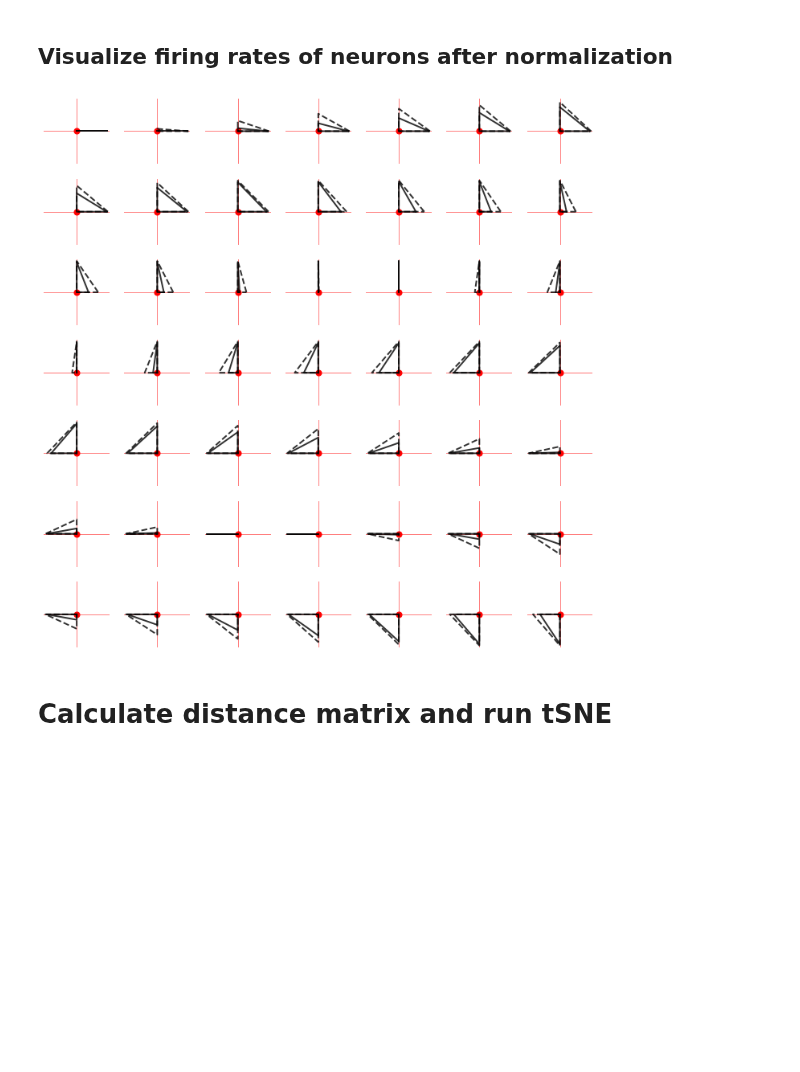
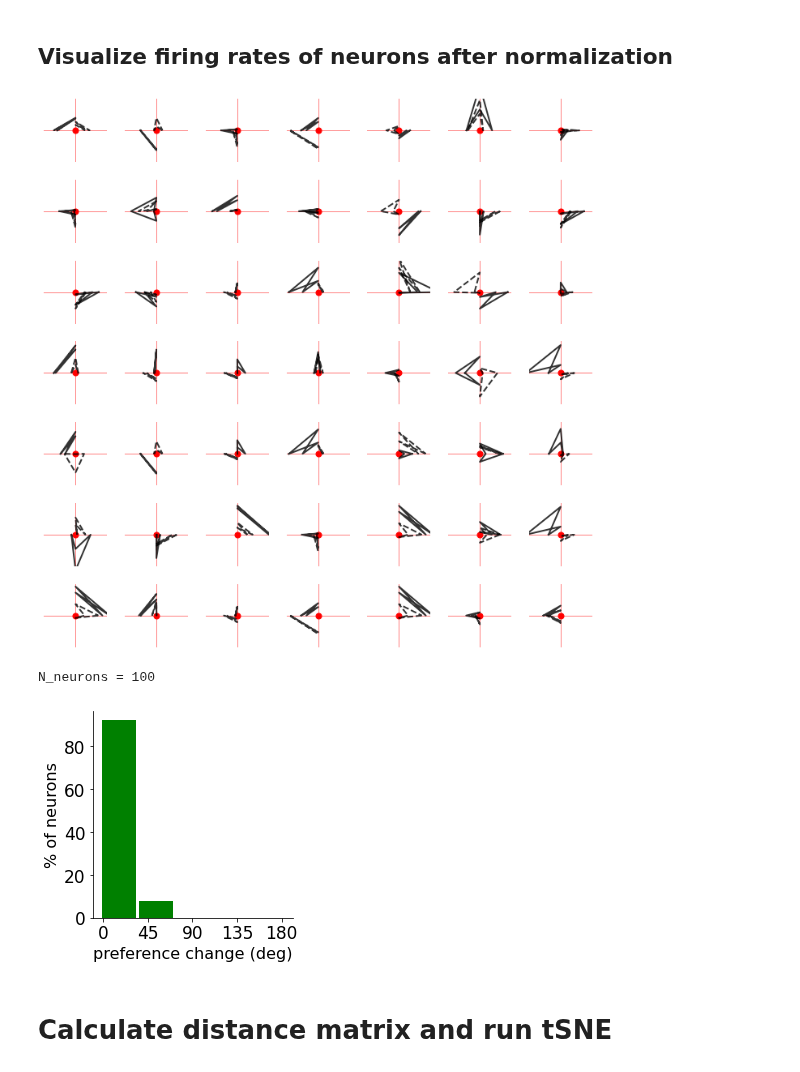
Before and after one commit to azaho/ccn_story3, a Jupyter notebook: netdist.ipynb, the cells around one changed output. Cells and saved outputs as stored; diff of their text form; code cells hidden in the pictures; blank space fills up the shorter version.

```diff
--- a/netdist.ipynb
+++ b/netdist.ipynb
@@ -197,14 +201,15 @@ for network_name, network in all_networks.items():
 # %%
 # visualize how selective neurons look like after normalization
 # solid line for t=input, dotted for t=distractor
-show_neurons = "inversion"
+show_neurons = "diego_phd_mst"
+#show_neurons = "gating"
 array = np.copy(arrays[all_networks[show_neurons]["ids"][0]].reshape(4, 2, -1))
 fig, axes = plt.subplots(7, 7, figsize=(10, 10))
 for i in range(7):
     for j in range(7):
         ax = axes[i, j]
         n_i = 5 * i + j
-        #n_i = np.random.randint(0, array.shape[-1]-1)#5 * i + j
+        n_i = np.random.randint(0, array.shape[-1]-1)#5 * i + j
 
         ax.scatter([0], [0], 50, color="red")
         ax.plot([-100, 100], [0, 0], "r-", linewidth=.5)
@@ -225,7 +230,52 @@ for i in range(7):
 plt.tight_layout()
 plt.show()
 # %% [output]
-[figure, old version]
+[figure, new version]
+# %%
+show_neurons = "notricks"
+#show_neurons = "gating"
+array = np.copy(arrays[all_networks[show_neurons]["ids"][0]].reshape(4, 2, -1))
+
+thetas = np.array([0, 90, 180, 270]) / 180 * np.pi
+thetas = np.expand_dims(thetas, 1)
+thetas = np.expand_dims(thetas, 1)
+cn = np.sum(np.exp(1j*thetas)*array, axis=0)/np.sum(array, axis=0)
+pref = np.angle(cn)
+
+pref_angle_diff = np.copy(pref[0]-pref[1]) / np.pi * 180
+pref_angle_diff = np.abs(pref_angle_diff)
+pref_angle_diff[pref_angle_diff>180] = 360 - pref_angle_diff[pref_angle_diff>180]
+pref_angle_diff = pref_angle_diff[:]
+
+fig = plt.figure(figsize=(4, 4))
+plt.rc('font', **{'family': 'DejaVu Sans', 'weight': 'normal', 'size': 17})
+ylim = 99
+ax = fig.add_subplot(1, 1, 1)
+bins = 5
+
+# Replacing torch.histc with numpy.histogram
+hist, edges = np.histogram(pref_angle_diff, bins=bins, range=(0, 180))
+hist = hist.astype(float) / np.sum(hist)
+
+x = np.linspace(0, 180, bins, endpoint=False)  # Generate bin centers
+if bins==5: x = x*1.033+16  # make the bars align
+if bins==7: x = x*1.033+10
+ax.bar(x, hist*100, align='center', width=180/bins/1.05, color="green")
+
+
+ax.set_xlabel('preference change (deg)', fontsize=16)
+ax.set_ylabel('% of neurons', fontsize=16)
+ax.set_xticks(np.arange(0, 181, 45))
+#ax.set_ylim(0, ylim)
+ax.spines['top'].set_visible(False)
+ax.spines['right'].set_visible(False)
+
+plt.tight_layout()
+print(f"N_neurons = {len(pref_angle_diff)}")
+plt.show()
+# %% [output]
+N_neurons = 100
+[figure, added]
 # %% [markdown]
 # Calculate distance matrix and run tSNE
 # %%
```
Also changed, not shown: parts of 9 cells of this notebook, 4 other files.
